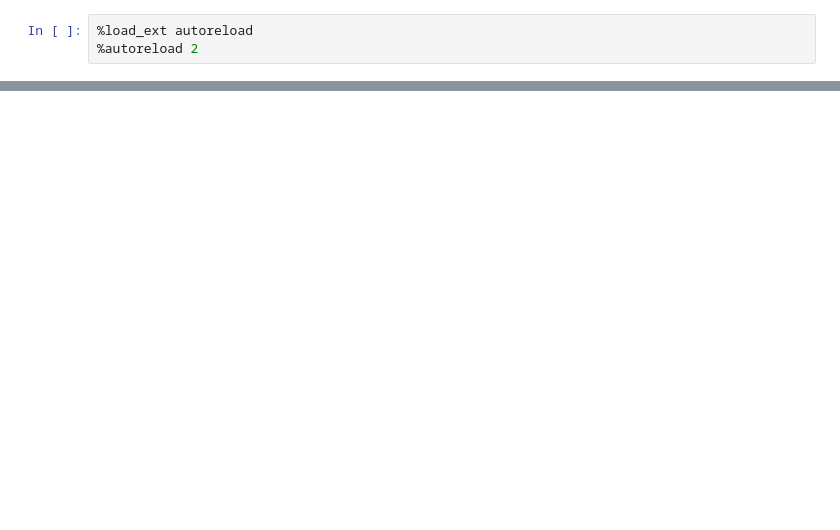
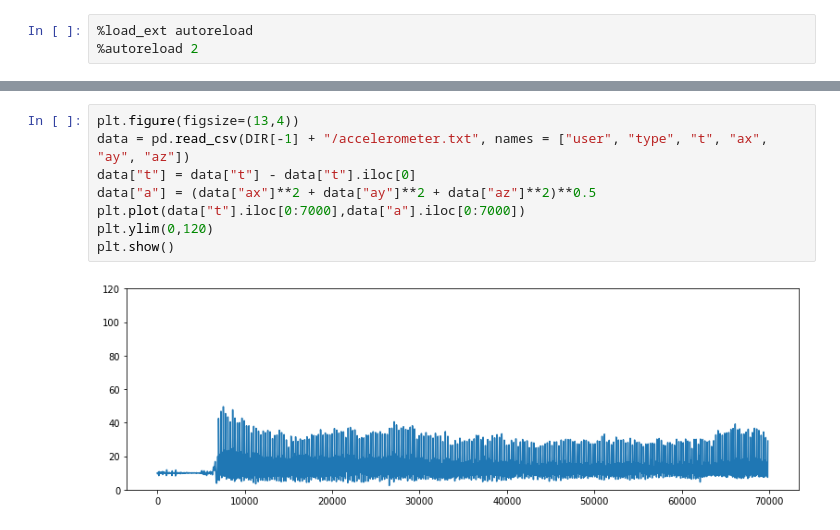
Before and after one commit to DedZago/msbd, a Jupyter notebook: LoadData.ipynb, the cells around one changed output, grey strips where cells are left out. Cells and saved outputs as stored; diff of their text form; blank space fills up the shorter version.

```diff
--- a/LoadData.ipynb
+++ b/LoadData.ipynb
@@ -31,0 +36,10 @@ dati.to_pickle("./dati.pkl")
+# %%
+plt.figure(figsize=(13,4))
+data = pd.read_csv(DIR[-1] + "/accelerometer.txt", names = ["user", "type", "t", "ax", "ay", "az"])
+data["t"] = data["t"] - data["t"].iloc[0]
+data["a"] = (data["ax"]**2 + data["ay"]**2 + data["az"]**2)**0.5
+plt.plot(data["t"].iloc[0:7000],data["a"].iloc[0:7000])
+plt.ylim(0,120)
+plt.show()
+# %% [output]
+[figure, added]
```
Also changed, not shown: parts of 8 cells of this notebook, 34 other files.
